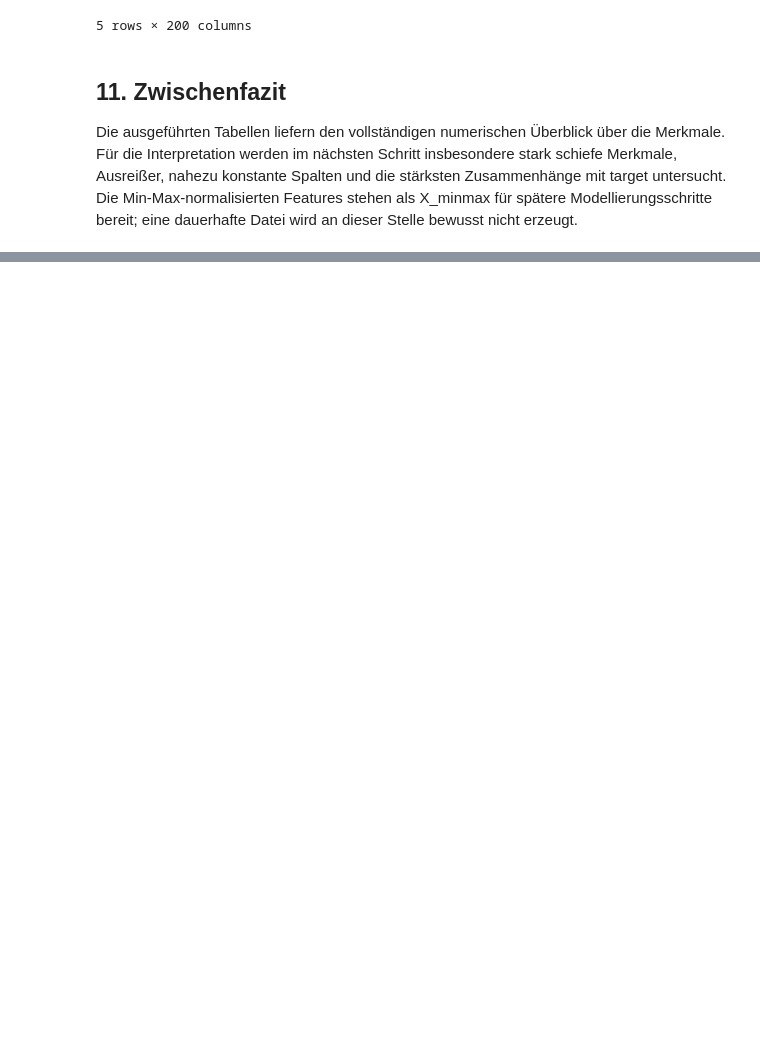
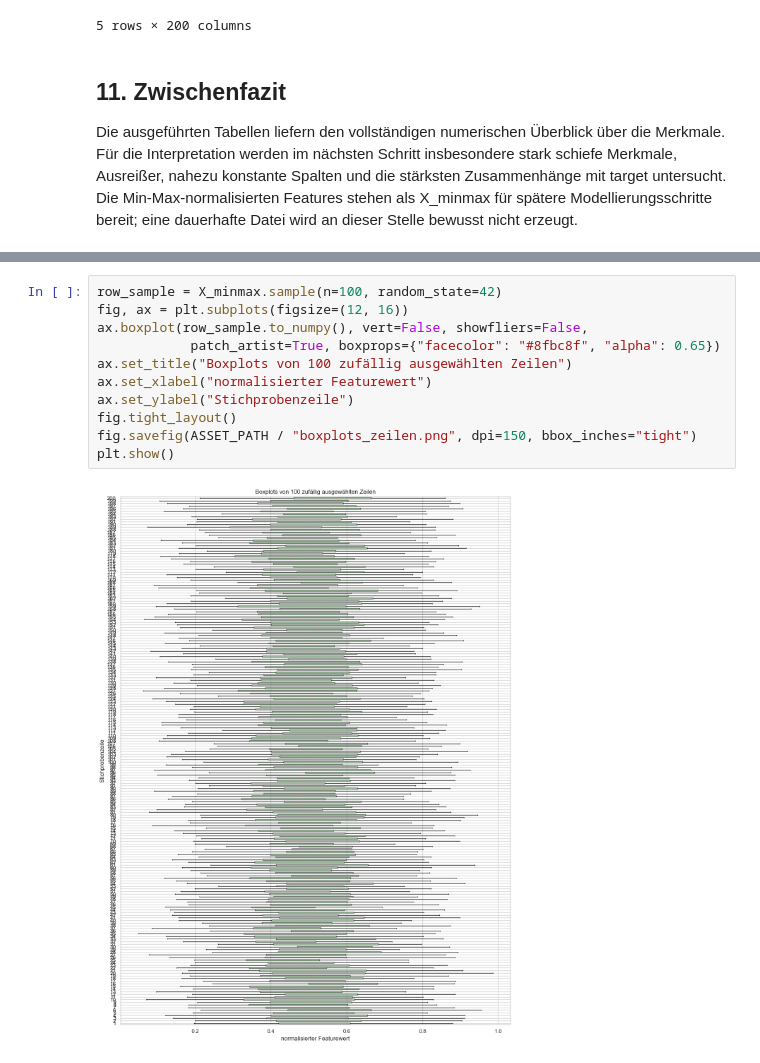
Before and after one commit to Cypshu/ADA_Project, a Jupyter notebook: Cyp/EDA/01_Datensatz_Einfuehrung.ipynb, the cells around one changed output, grey strips where cells are left out. Cells and saved outputs as stored; diff of their text form; blank space fills up the shorter version.

```diff
--- a/Cyp/EDA/01_Datensatz_Einfuehrung.ipynb
+++ b/Cyp/EDA/01_Datensatz_Einfuehrung.ipynb
@@ -392,0 +477,13 @@ bereit; eine dauerhafte Datei wird an dieser Stelle bewusst nicht erzeugt.
+# %%
+row_sample = X_minmax.sample(n=100, random_state=42)
+fig, ax = plt.subplots(figsize=(12, 16))
+ax.boxplot(row_sample.to_numpy(), vert=False, showfliers=False,
+            patch_artist=True, boxprops={"facecolor": "#8fbc8f", "alpha": 0.65})
+ax.set_title("Boxplots von 100 zufällig ausgewählten Zeilen")
+ax.set_xlabel("normalisierter Featurewert")
+ax.set_ylabel("Stichprobenzeile")
+fig.tight_layout()
+fig.savefig(ASSET_PATH / "boxplots_zeilen.png", dpi=150, bbox_inches="tight")
+plt.show()
+# %% [output]
+[figure, added]
```
Also changed, not shown: parts of 12 cells of this notebook, 8 other files.
